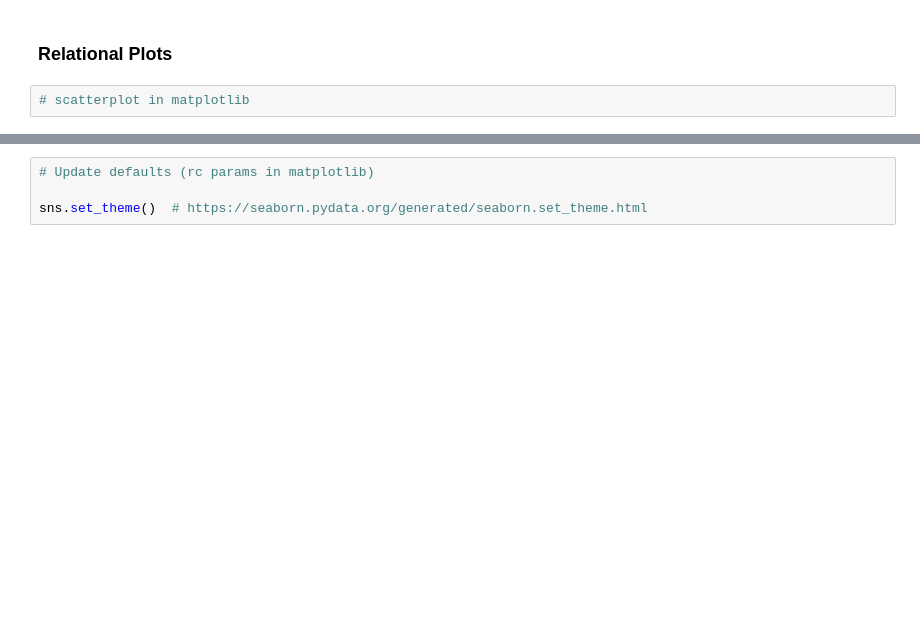
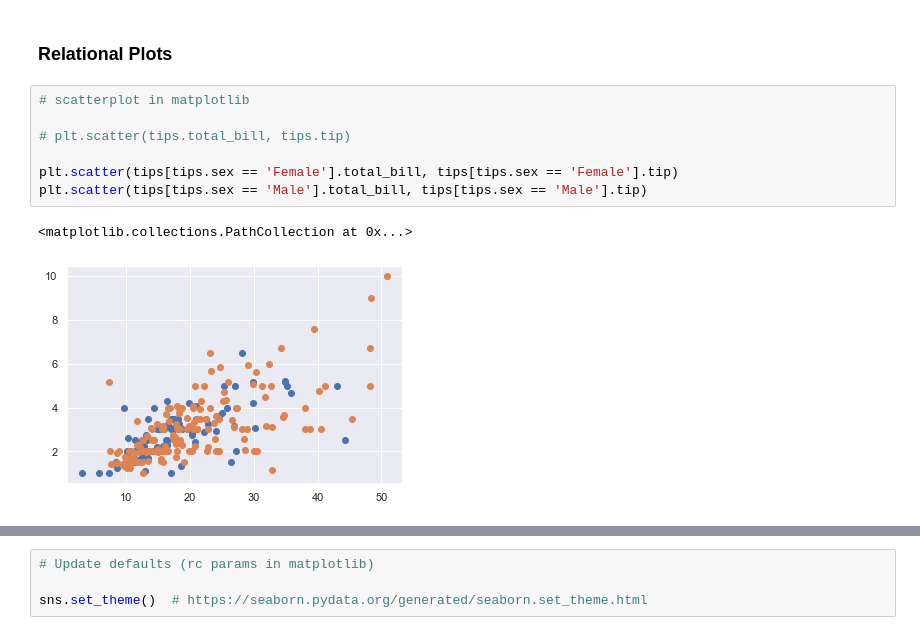
Before and after one commit to CodeupClassroom/jemison-data-science-libraries, a Jupyter notebook: seaborn-lesson.ipynb, the cells around one changed output, grey strips where cells are left out. Saved outputs shown, nothing was run; the diff lists cells and outputs as text; blank space fills up the shorter version.

```diff
--- a/seaborn-lesson.ipynb
+++ b/seaborn-lesson.ipynb
@@ -61,7 +103,15 @@ tips.info()
      - number of flaws or defects.
 # %% [markdown]
 ### Relational Plots
-# %%
-# scatterplot in matplotlib
+# %%
+# scatterplot in matplotlib
+
+# plt.scatter(tips.total_bill, tips.tip)
+
+plt.scatter(tips[tips.sex == 'Female'].total_bill, tips[tips.sex == 'Female'].tip)
+plt.scatter(tips[tips.sex == 'Male'].total_bill, tips[tips.sex == 'Male'].tip)
+# %% [output]
+<matplotlib.collections.PathCollection at 0x...>
+[figure, added]
 # %%
 # Explore relationship between total_bill and tip using relplot
```
Also changed, not shown: parts of 33 cells of this notebook.
